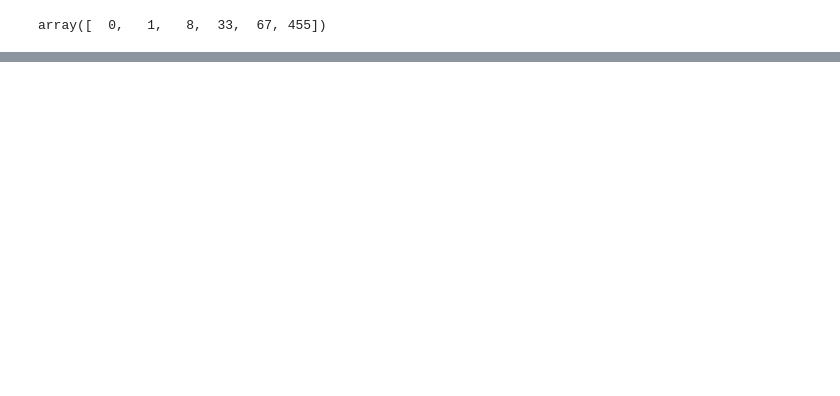
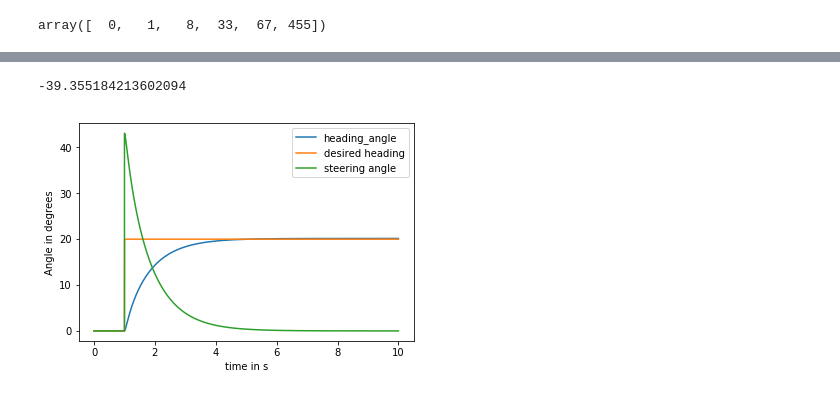
Before and after one commit to murtazav/Model_predictive_control, a Jupyter notebook: Parameter_finder_GA.ipynb, the cells around one changed output, grey strips where cells are left out. Cells and saved outputs as stored; diff of their text form; code cells hidden in the pictures; blank space fills up the shorter version.

```diff
--- a/Parameter_finder_GA.ipynb
+++ b/Parameter_finder_GA.ipynb
@@ -166,0 +167,5 @@ iterations(kp_arr, ki_arr, fit_arr)
+# %%
+envm(2.15471759,0.02178)
+# %% [output]
+-39.355184213602094
+[figure, added]
```
Also changed, not shown: parts of 7 cells of this notebook.
